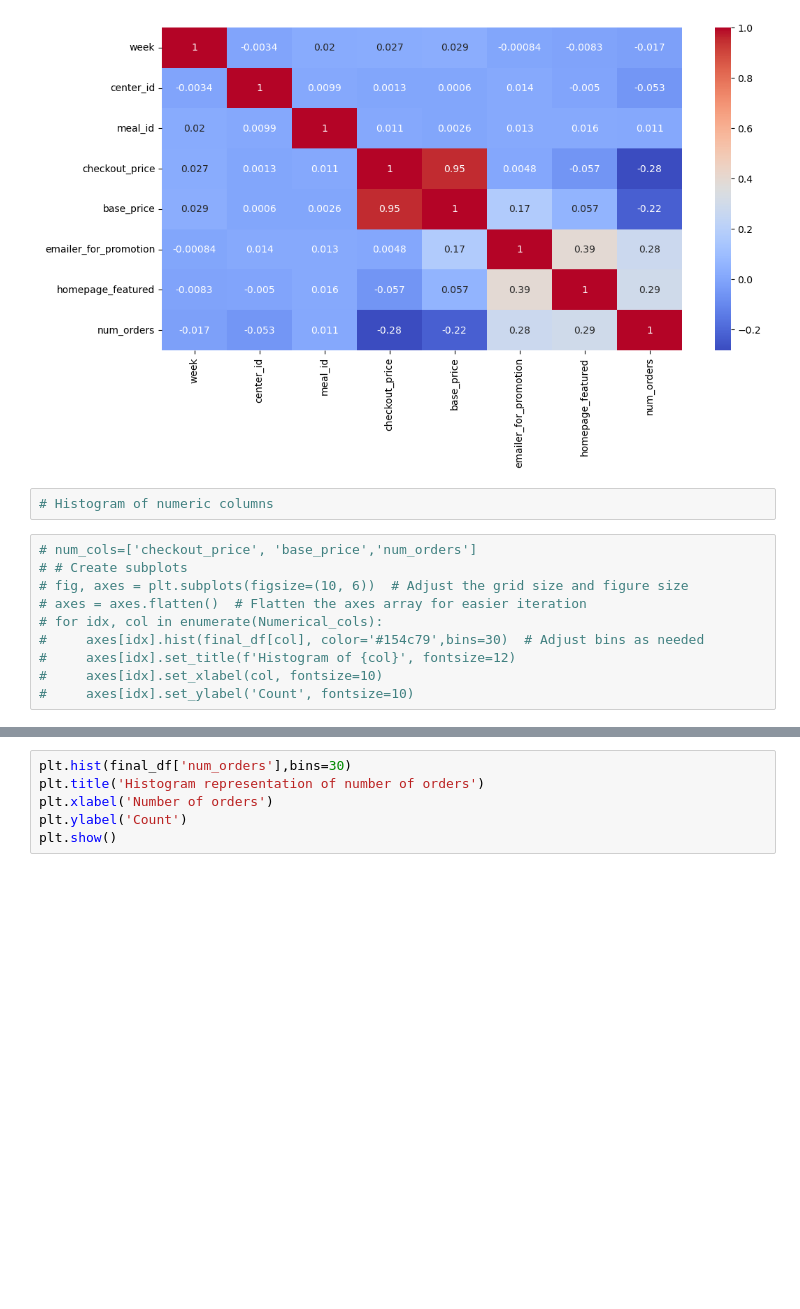
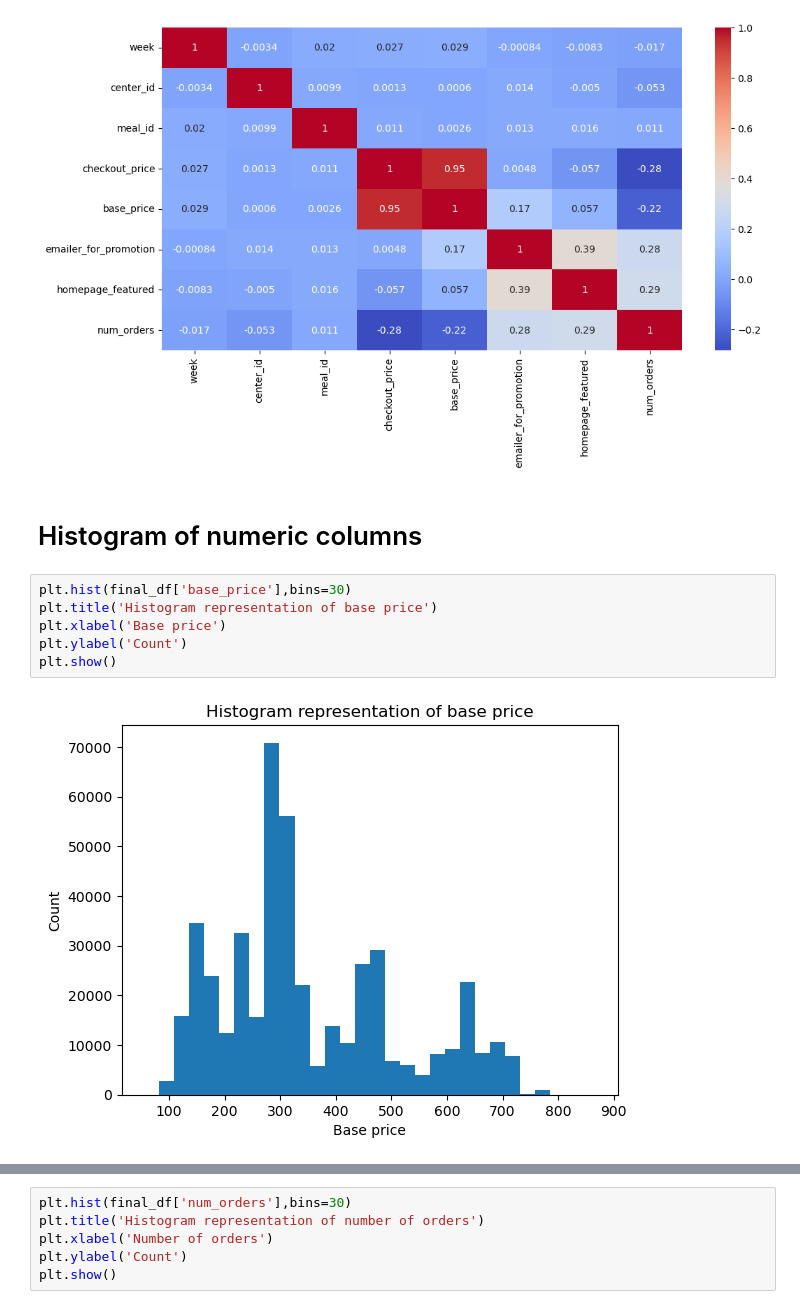
Before and after one commit to JYOTHY-DAS/Exit-exam, a Jupyter notebook: Food_Demand_Forecasting.ipynb, the cells around one changed output, grey strips where cells are left out. Saved outputs shown, nothing was run; the diff lists cells and outputs as text; blank space fills up the shorter version.

```diff
--- a/Food_Demand_Forecasting.ipynb
+++ b/Food_Demand_Forecasting.ipynb
@@ -159,15 +159,13 @@ sns.heatmap(final_df.corr(),annot=True,cmap='coolwarm')
 # %% [output]
 <Axes: >
 [figure]
-# %%
-# Histogram of numeric columns
-# %%
-# num_cols=['checkout_price', 'base_price','num_orders']
-# # Create subplots
-# fig, axes = plt.subplots(figsize=(10, 6))  # Adjust the grid size and figure size
-# axes = axes.flatten()  # Flatten the axes array for easier iteration
-# for idx, col in enumerate(Numerical_cols):
-#     axes[idx].hist(final_df[col], color='#154c79',bins=30)  # Adjust bins as needed
-#     axes[idx].set_title(f'Histogram of {col}', fontsize=12)
-#     axes[idx].set_xlabel(col, fontsize=10)
-#     axes[idx].set_ylabel('Count', fontsize=10)
+# %% [markdown]
+# Histogram of numeric columns
+# %%
+plt.hist(final_df['base_price'],bins=30)
+plt.title('Histogram representation of base price')
+plt.xlabel('Base price')
+plt.ylabel('Count')
+plt.show()
+# %% [output]
+[figure, added]
```
Also changed, not shown: parts of 5 cells of this notebook.
